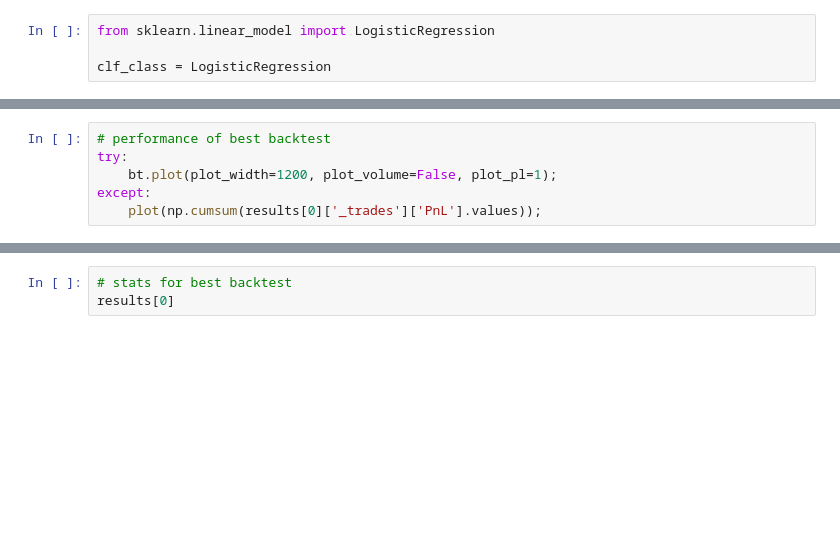
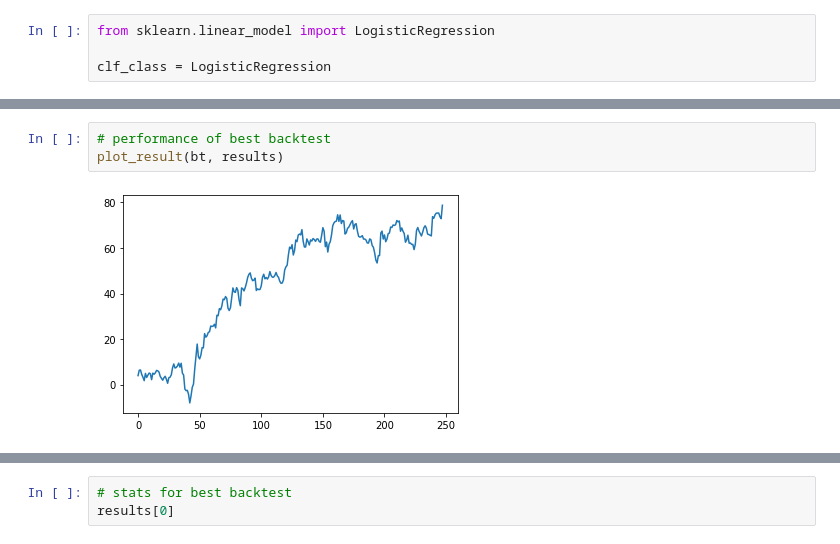
Before and after one commit to impulsecorp/PickStocks, a Jupyter notebook: PickStocks_TimeofDay.ipynb, the cells around one changed output, grey strips where cells are left out. Saved outputs shown, nothing was run; the diff lists cells and outputs as text; blank space fills up the shorter version.

```diff
--- a/PickStocks_TimeofDay.ipynb
+++ b/PickStocks_TimeofDay.ipynb
@@ -60,6 +103,5 @@ plot_optresult(get_optdata(results, consts), feature_name);
 # %%
 # performance of best backtest
-try:
-    bt.plot(plot_width=1200, plot_volume=False, plot_pl=1);
-except:
-    plot(np.cumsum(results[0]['_trades']['PnL'].values));
+plot_result(bt, results)
+# %% [output]
+[figure, added]
```
Also changed, not shown: parts of 28 cells of this notebook, 6 other files.
